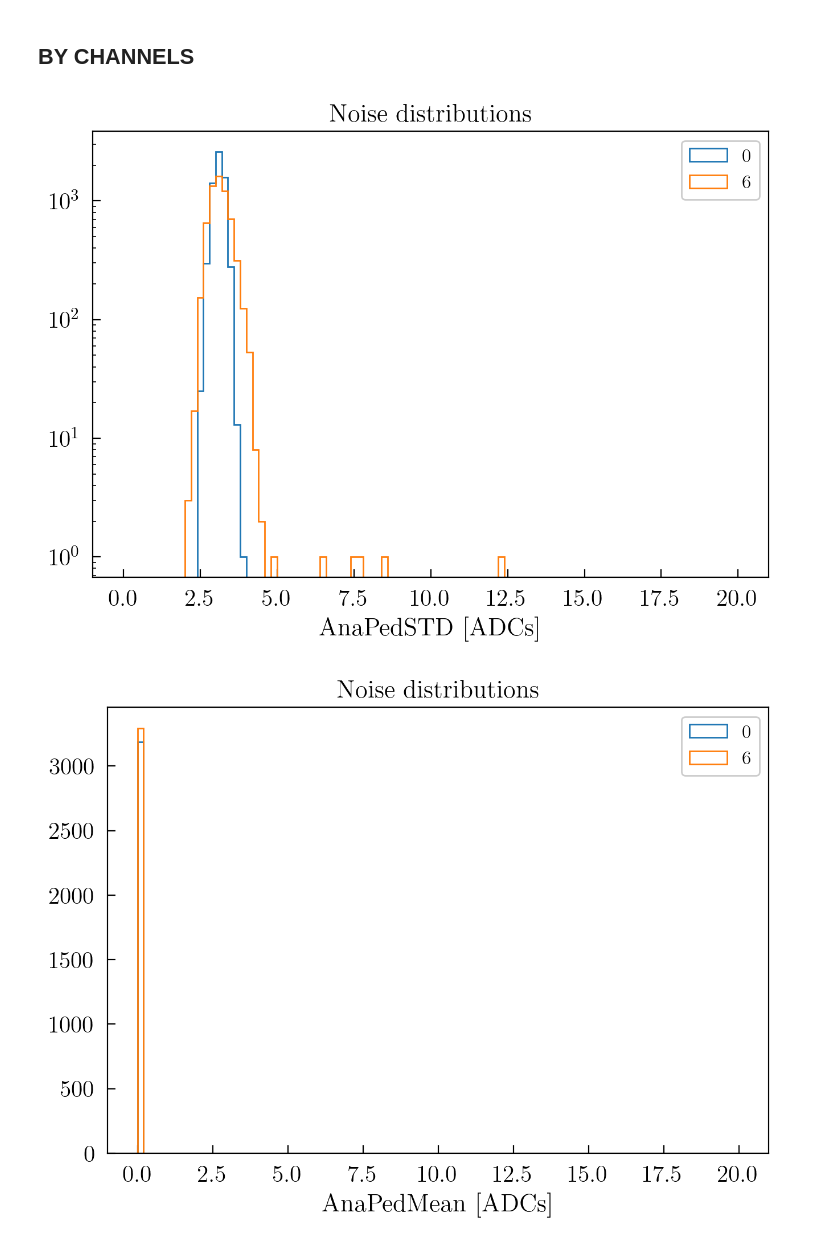
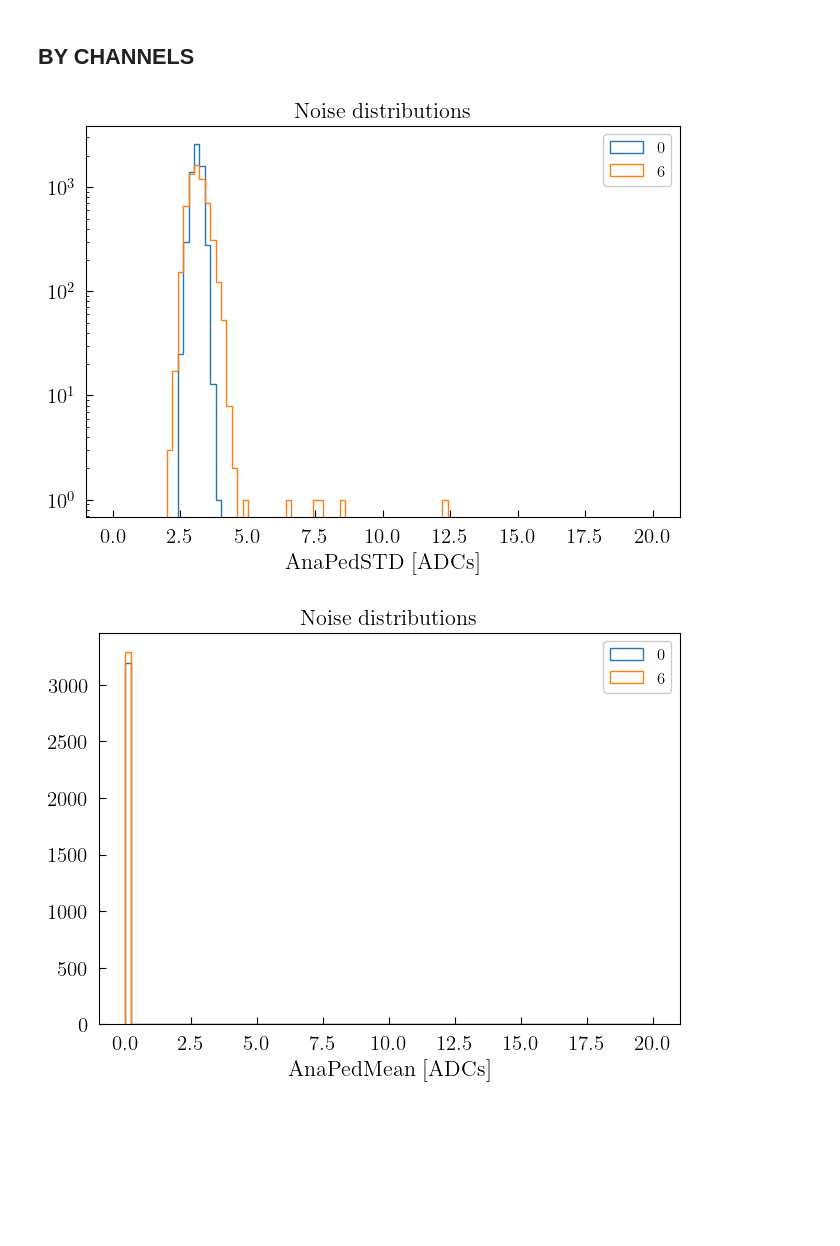
Before and after one commit to CIEMAT-Neutrino/SCINT, a Jupyter notebook: 00TUTORIAL/02Noise.ipynb, the cells around one changed output. Saved outputs shown, nothing was run; the diff lists cells and outputs as text; code cells hidden in the pictures; blank space fills up the shorter version.

```diff
--- a/00TUTORIAL/02Noise.ipynb
+++ b/00TUTORIAL/02Noise.ipynb
@@ -124,20 +121,19 @@ plt.show()
 # %%
 keys = ["AnaPedSTD","AnaPedMean"]
 bins = [100,100]
 rang = [[0,20],[0,20]]
 logy = [True,False]
 
 for k,key in enumerate(keys):
-    plt.figure(dpi=200)
     for c,ch in enumerate(channels):
         PedSTD = my_runs[run][ch][key]
         plt.hist(PedSTD, bins[k],rang[k],histtype="step")
 
     plt.legend(channels)
     plt.title ("Noise distributions")
     plt.xlabel(key+" [ADCs]")
     if logy[k]: plt.semilogy()
     plt.show()
 # %% [output]
-[figure, old version]
+[figure, new version]
-[figure, old version]
+[figure, new version]
```
Also changed, not shown: parts of 1 cell of this notebook, 4 other files.
